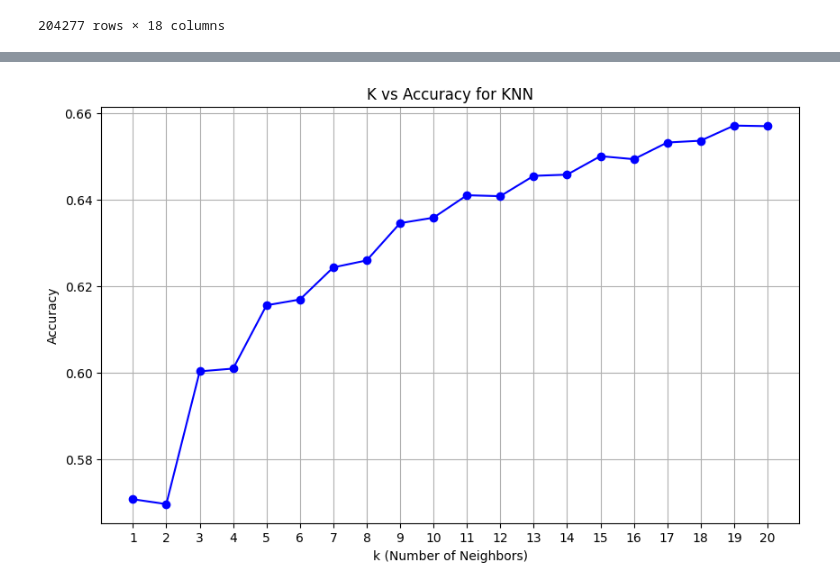
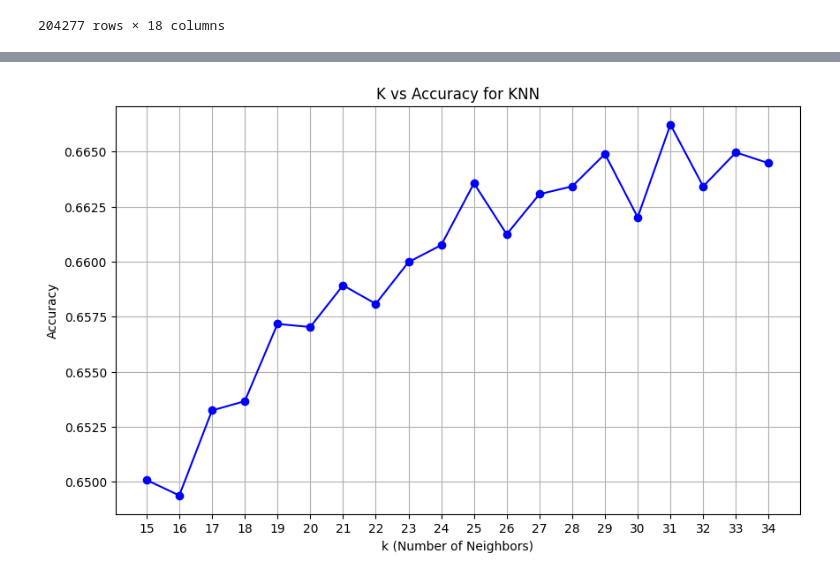
Before and after one commit to Sreyas-J/LendOrLoseMLPrediction, a Jupyter notebook: project1.ipynb, the cells around one changed output, grey strips where cells are left out. Cells and saved outputs as stored; diff of their text form; code cells hidden in the pictures.

```diff
--- a/project1.ipynb
+++ b/project1.ipynb
@@ -218,17 +210,7 @@ test_df=pd.read_csv("lend-or-lose/test.csv")
 for col, le in le_dict.items():
     test_df[col]=le.fit_transform(test_df[col])
 
-# normalized_features=scaler.fit_transform(test_df[features])
 normalized_features=scaler.transform(test_df[features])
 
-y_pred = model_oversampled.predict(test_df[features])
-submission_oversampled=pd.DataFrame({
-    "LoanID":test_df["LoanID"],
-    "Default": y_pred
-})
-
-y_pred = model_undersampled.predict(test_df[features])
-submission_undersampled=pd.DataFrame({
-    "LoanID":test_df["LoanID"],
-    "Default": y_pred
-})
+train_normalized(GaussianNB(),"NaiveBayesClassifier","oversampled",X_train_oversampled,y_train_oversampled,X_test_oversampled,y_test_oversampled,normalized_features,test_df["LoanID"])
+train_normalized(GaussianNB(),"NaiveBayesClassifier","undersampled",X_train_undersampled,y_train_undersampled,X_test_undersampled,y_test_undersampled,normalized_features,test_df["LoanID"])
@@ -271,5 +232,5 @@ submission_undersampled.to_csv("LogisticRegression/LogisticRegression_undersampl
 # %%
-k_values = range(1, 21)  # Adjust the upper limit if you want to test more values
+k_values = range(1,3)  # Adjust the upper limit if you want to test more values
 accuracies = []
 best_acc=0
 knn_oversampled=None
@@ -277,16 +238,13 @@ knn_oversampled=None
 # Loop over the range of k values
 for k in k_values:
     knn = KNeighborsClassifier(n_neighbors=k)
-    knn.fit(X_train_oversampled, y_train_oversampled)
-    y_pred = knn.predict(X_test_oversampled)
+    acc=train_normalized(knn,"KNN","oversampled",X_train_oversampled,y_train_oversampled,X_test_oversampled,y_test_oversampled,normalized_features,test_df["LoanID"],best_acc,False)
     if acc>best_acc:
         best_acc=acc
-        acc = accuracy_score(y_test_oversampled, y_pred)
-        knn_oversampled=knn
+
     print(k,acc)
     accuracies.append(acc)
 
-# Plot k vs. accuracy
 plt.figure(figsize=(10, 6))
 plt.plot(k_values, accuracies, marker='o', linestyle='-', color='b')
 plt.xlabel("k (Number of Neighbors)")
@@ -307,24 +263,17 @@ plt.show()
 # %%
-best_acc = 0
+k_values = range(15, 35)  # Adjust the upper limit if you want to test more values
 accuracies = []
-k_values = range(15, 35)  # Adjust the upper limit if you want to test more values
-knn_undersampled=None
+best_acc=0
+knn_oversampled=None
 
 # Loop over the range of k values
 for k in k_values:
-    knn = KNeighborsClassifier(n_neighbors=k)
-    knn.fit(X_train_undersampled, y_train_undersampled)
-    y_pred = knn.predict(X_test_undersampled)
-    acc = accuracy_score(y_test_undersampled, y_pred)  # Calculate accuracy before the conditional check
+    acc=train_normalized(KNeighborsClassifier(n_neighbors=k),"KNN","undersampled",X_train_undersampled,y_train_undersampled,X_test_undersampled,y_test_undersampled,normalized_features,test_df["LoanID"],best_acc,False)
+    if acc>best_acc:
+        best_acc=acc
 
-    # Check if this is the best accuracy so far
-    if acc > best_acc:
-        best_acc = acc
-        knn_undersampled = knn
-
-    # Append the accuracy for the current k value to the accuracies list
+    print(k,acc)
     accuracies.append(acc)
-    print(f"k = {k}, Accuracy = {acc:.4f}")
 
 # Plot k vs. accuracy
 plt.figure(figsize=(10, 6))
@@ -359 +305 @@ k = 20, Accuracy = 0.6570
-[figure, old version]
+[figure, new version]
```
Also changed, not shown: parts of 13 cells of this notebook, 7 other files.
